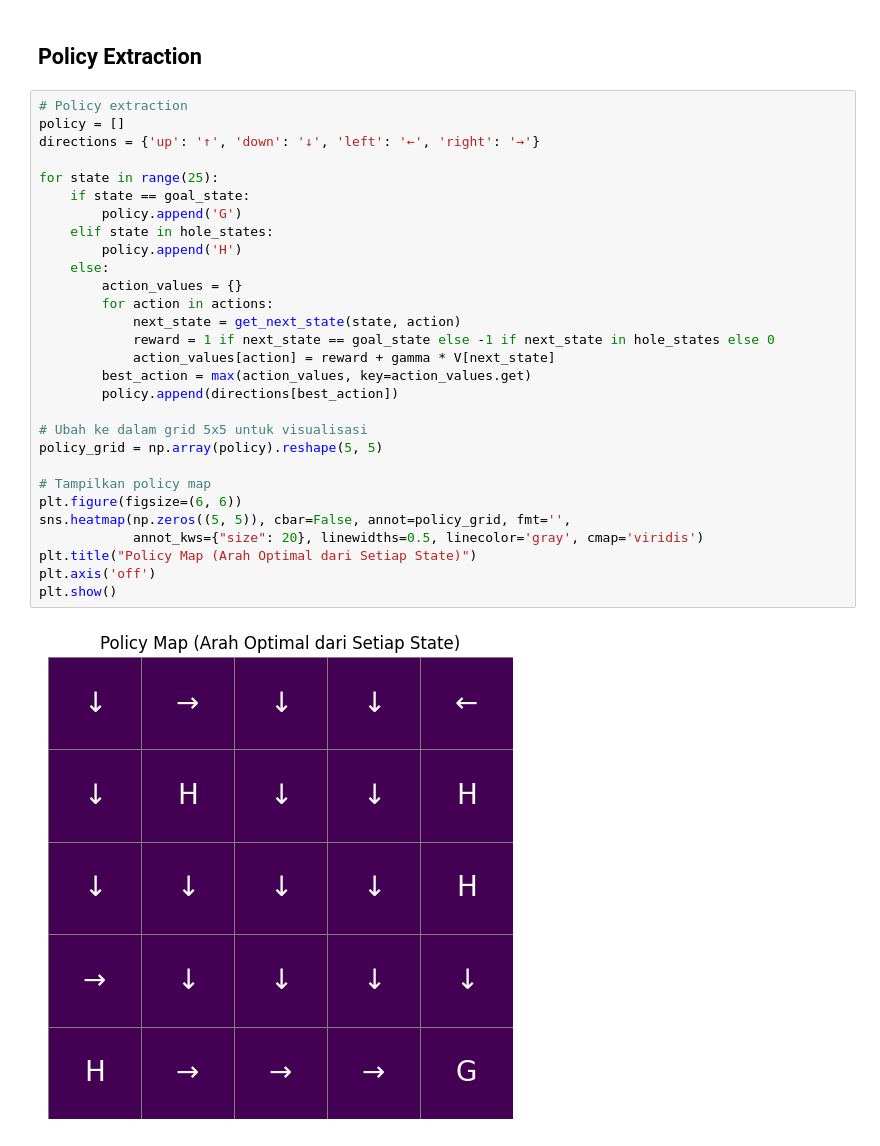
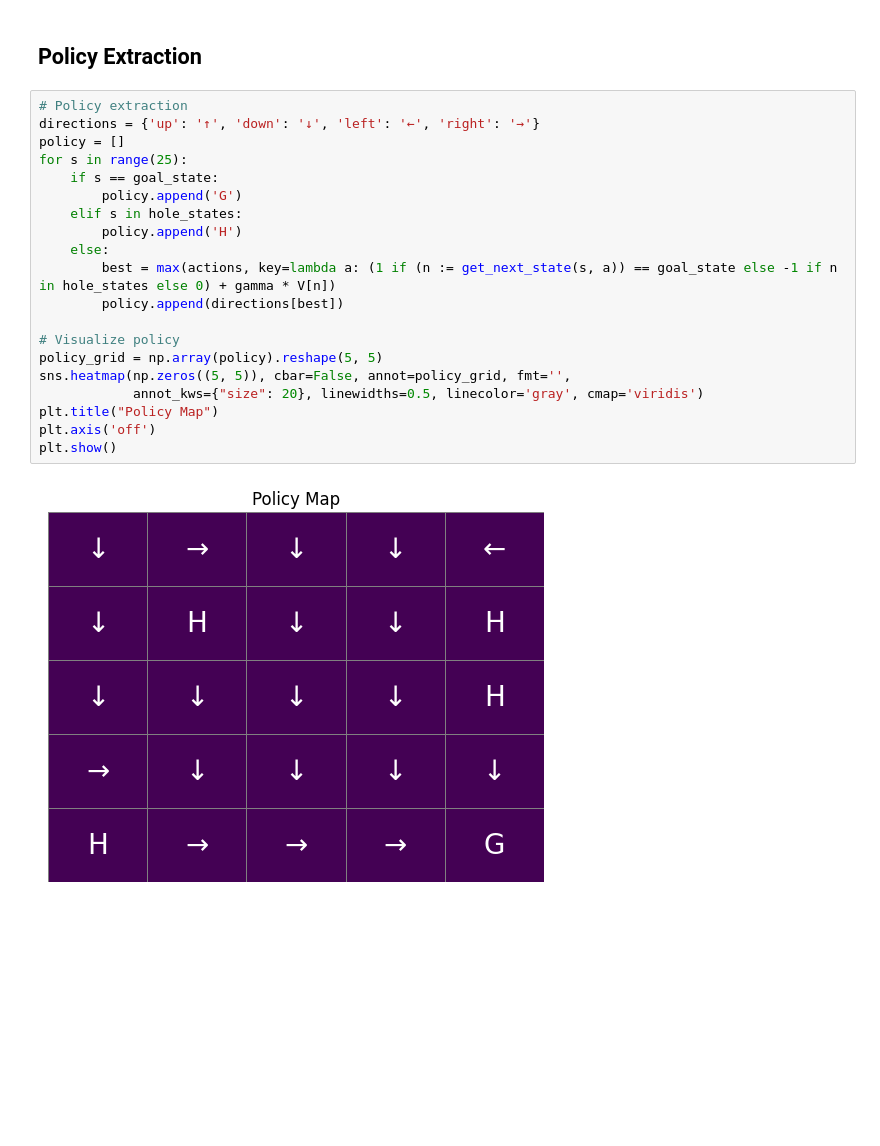
Before and after one commit to Ryanakml/Reinforcement-Learning-Concept-and-Implementation, a Jupyter notebook: RL in Math.ipynb, the cells around one changed output. Saved outputs shown, nothing was run; the diff lists cells and outputs as text; blank space fills up the shorter version.

```diff
--- a/RL in Math.ipynb
+++ b/RL in Math.ipynb
@@ -716,32 +458,23 @@ plt.show()
 ## Policy Extraction
 # %%
 # Policy extraction
+directions = {'up': '↑', 'down': '↓', 'left': '←', 'right': '→'}
 policy = []
-directions = {'up': '↑', 'down': '↓', 'left': '←', 'right': '→'}
-
-for state in range(25):
-    if state == goal_state:
+for s in range(25):
+    if s == goal_state:
         policy.append('G')
-    elif state in hole_states:
+    elif s in hole_states:
         policy.append('H')
     else:
-        action_values = {}
-        for action in actions:
-            next_state = get_next_state(state, action)
-            reward = 1 if next_state == goal_state else -1 if next_state in hole_states else 0
-            action_values[action] = reward + gamma * V[next_state]
-        best_action = max(action_values, key=action_values.get)
-        policy.append(directions[best_action])
+        best = max(actions, key=lambda a: (1 if (n := get_next_state(s, a)) == goal_state else -1 if n in hole_states else 0) + gamma * V[n])
+        policy.append(directions[best])
 
-# Ubah ke dalam grid 5x5 untuk visualisasi
+# Visualize policy
 policy_grid = np.array(policy).reshape(5, 5)
-
-# Tampilkan policy map
-plt.figure(figsize=(6, 6))
 sns.heatmap(np.zeros((5, 5)), cbar=False, annot=policy_grid, fmt='',
             annot_kws={"size": 20}, linewidths=0.5, linecolor='gray', cmap='viridis')
-plt.title("Policy Map (Arah Optimal dari Setiap State)")
+plt.title("Policy Map")
 plt.axis('off')
 plt.show()
 # %% [output]
-[figure, old version]
+[figure, new version]
```
Also changed, not shown: parts of 5 cells of this notebook, 5 other files.
